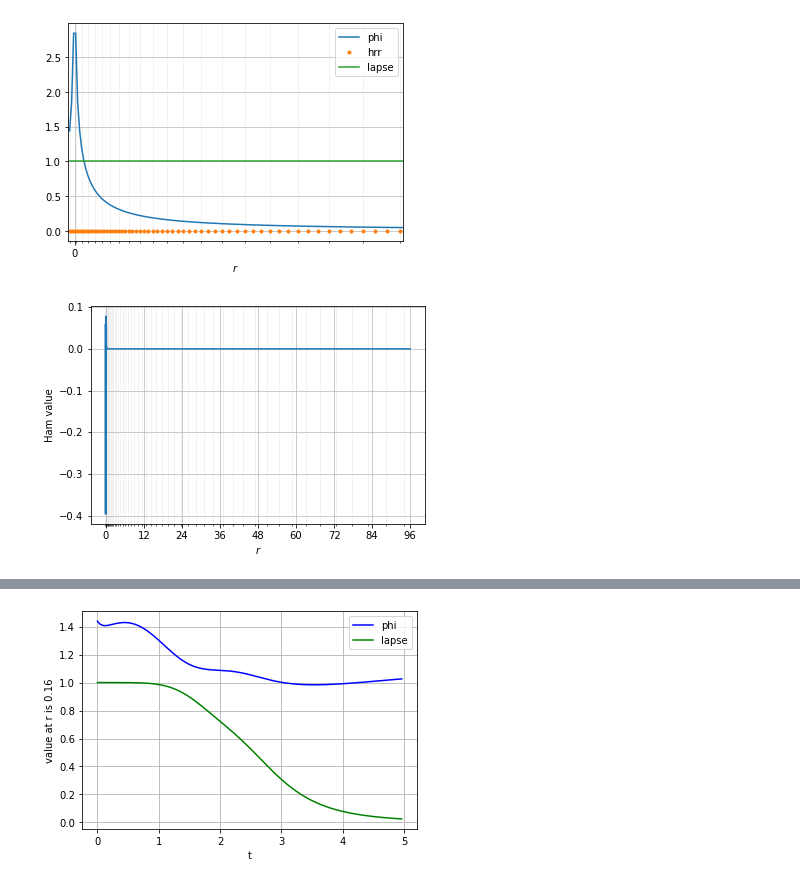
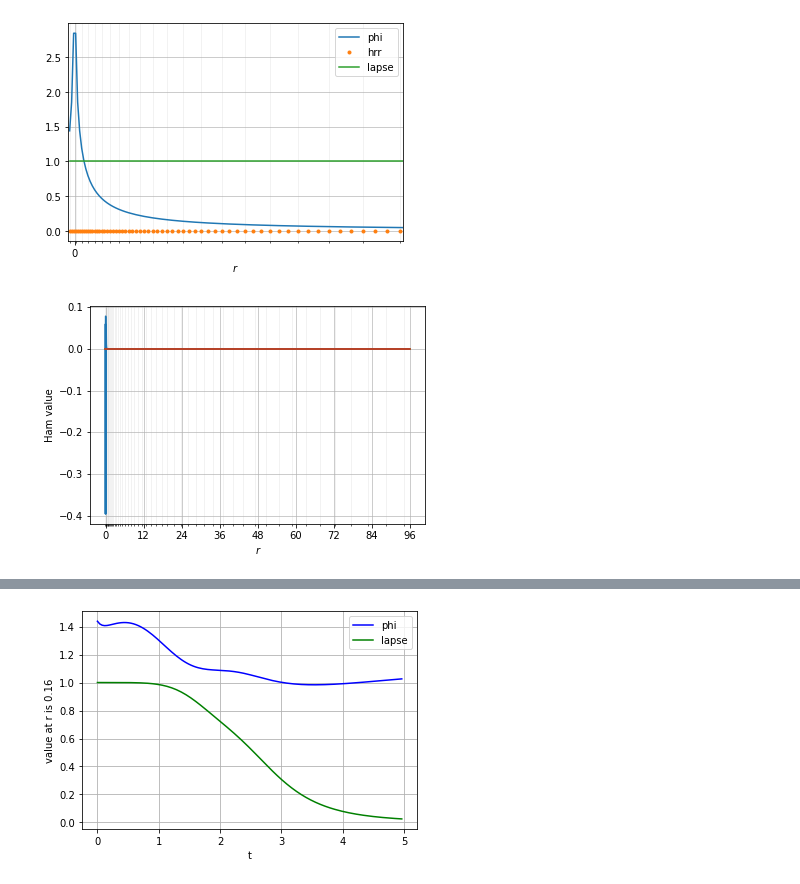
Before and after one commit to GRTLCollaboration/engrenage, a Jupyter notebook: examples/BHEvolution.ipynb, the cells around one changed output, grey strips where cells are left out. Saved outputs shown, nothing was run; the diff lists cells and outputs as text; code cells hidden in the pictures.

```diff
--- a/examples/BHEvolution.ipynb
+++ b/examples/BHEvolution.ipynb
@@ -89,16 +90,17 @@ plt.xlim(-0.2,10.2)
 [figure]
 # %%
 # check the Hamiltonian constraint initially satisfied
-Ham = get_Ham_diagnostic(initial_state, np.array([0]), grid, background, my_matter)
+Ham, Mom = get_constraints_diagnostic(initial_state, np.array([0]), grid, background, my_matter)
 
 # plot the profile for Ham
 plt.plot(r, Ham[0])
+plt.plot(r, Mom[0])
 
 plt.xlabel('r')
 plt.ylabel('Ham value')
 ax = plt.gcf().gca()
 set_grid_on_ax(ax, r)
 #plt.xlim(-0.5,R+2)
 #plt.ylim(-0.1,0.1)
 # %% [output]
-[figure, old version]
+[figure, new version]
```
Also changed, not shown: parts of 6 cells of this notebook, 1 other file.
